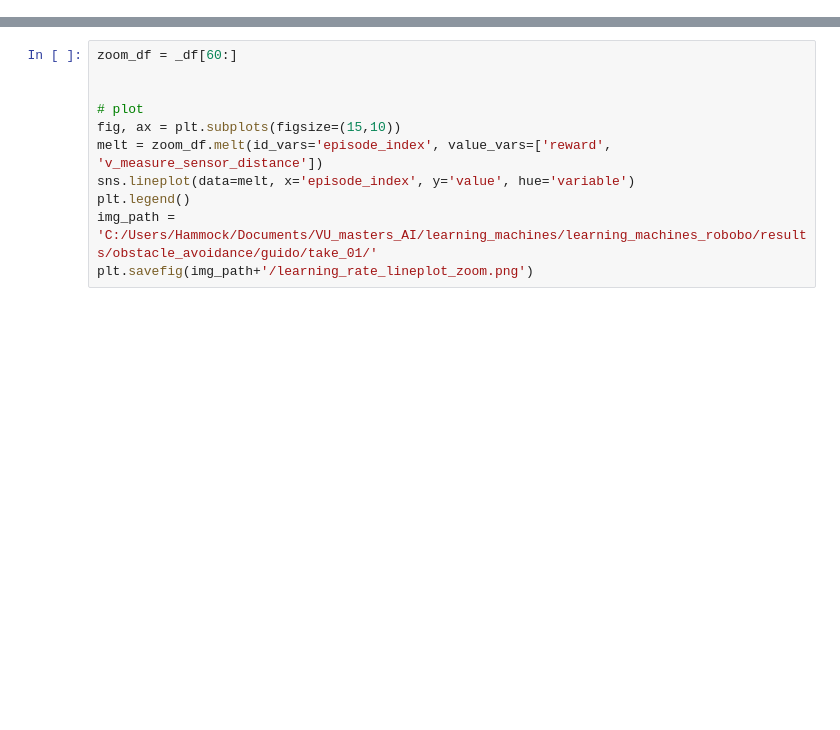
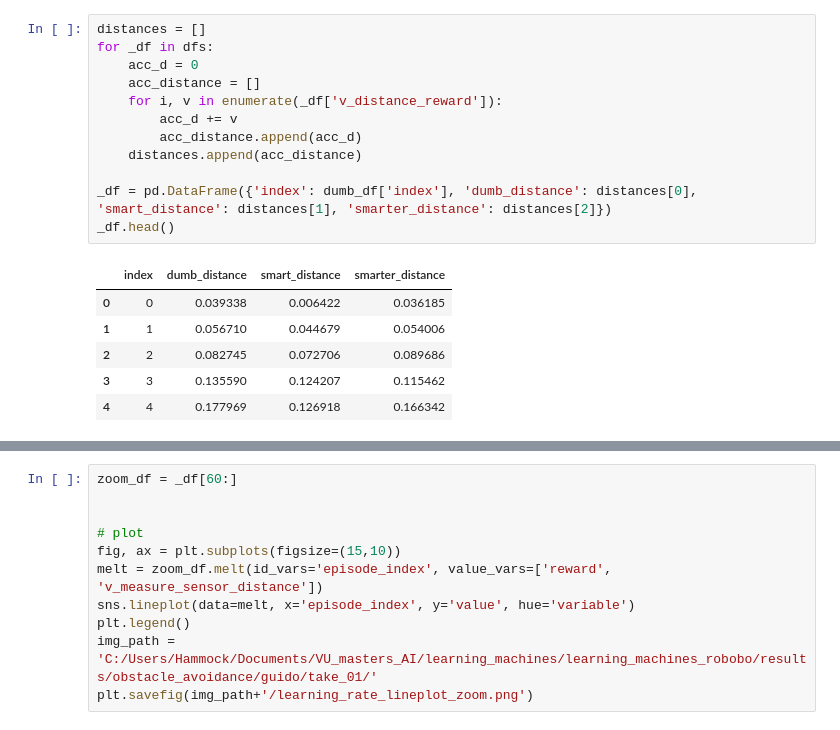
Before and after one commit to gansem/learning_machines_robobo, a Jupyter notebook: src/analytics.ipynb, the cells around one changed output, grey strips where cells are left out. Cells and saved outputs as stored; diff of their text form; blank space fills up the shorter version.

```diff
--- a/src/analytics.ipynb
+++ b/src/analytics.ipynb
@@ -23,3 +31,22 @@ df.head()
+# %%
+distances = []
+for _df in dfs:
+    acc_d = 0
+    acc_distance = []
+    for i, v in enumerate(_df['v_distance_reward']):
+        acc_d += v
+        acc_distance.append(acc_d)
+    distances.append(acc_distance)
+
+_df = pd.DataFrame({'index': dumb_df['index'], 'dumb_distance': distances[0], 'smart_distance': distances[1], 'smarter_distance': distances[2]})
+_df.head()
+# %% [output]
+|  | index | dumb_distance | smart_distance | smarter_distance |
+| 0 | 0 | 0.039338 | 0.006422 | 0.036185 |
+| 1 | 1 | 0.056710 | 0.044679 | 0.054006 |
+| 2 | 2 | 0.082745 | 0.072706 | 0.089686 |
+| 3 | 3 | 0.135590 | 0.124207 | 0.115462 |
+| 4 | 4 | 0.177969 | 0.126918 | 0.166342 |
 # %%
 
 # group per episode and append to new df
```
Also changed, not shown: parts of 5 cells of this notebook, 23 other files.
